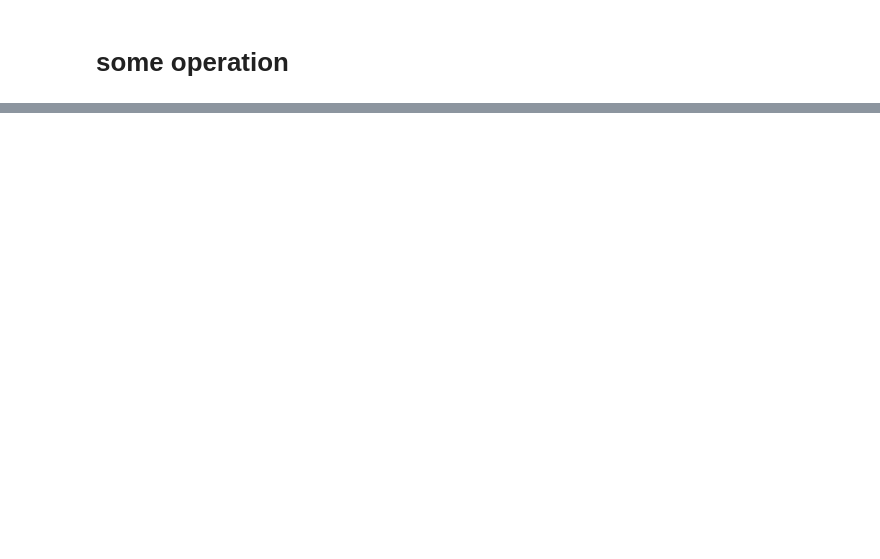
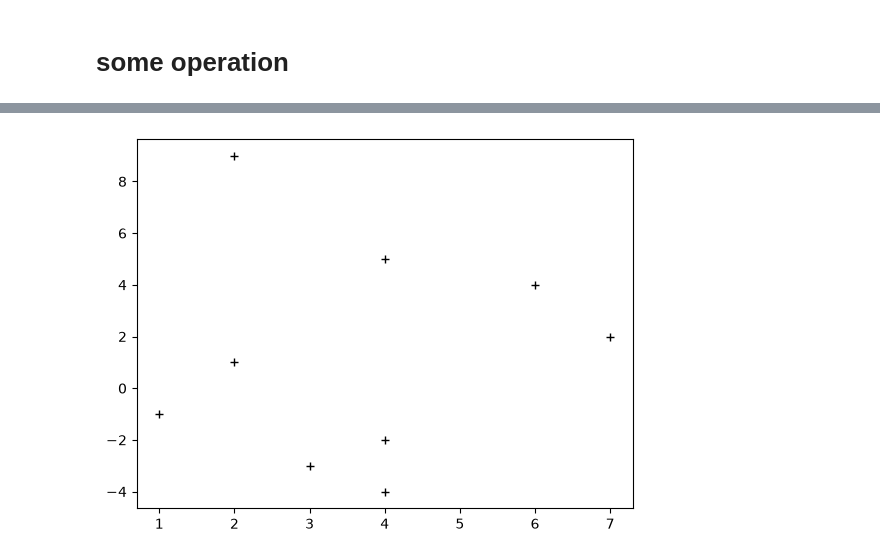
Before and after one commit to mahdiatom00/python-notebooks, a Jupyter notebook: notebooks/Jupyter-main.ipynb, the cells around one changed output, grey strips where cells are left out. Saved outputs shown, nothing was run; the diff lists cells and outputs as text; code cells hidden in the pictures; blank space fills up the shorter version.

```diff
--- a/notebooks/Jupyter-main.ipynb
+++ b/notebooks/Jupyter-main.ipynb
@@ -134,0 +240,5 @@ dtype: float64
+# %%
+plt.plot([1,2,3,4,6,4,2,4,7],[-1,9,-3,-4,4,5,1,-2,2],'k+')
+plt.show()
+# %% [output]
+[figure, added]
```
Also changed, not shown: parts of 42 cells of this notebook.
